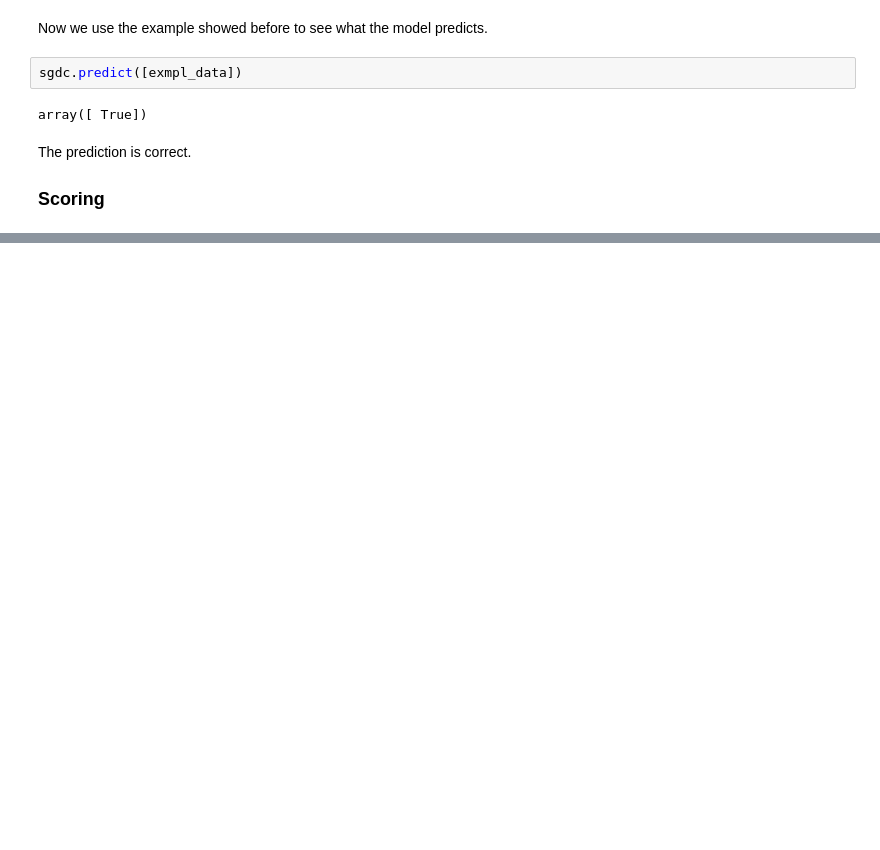
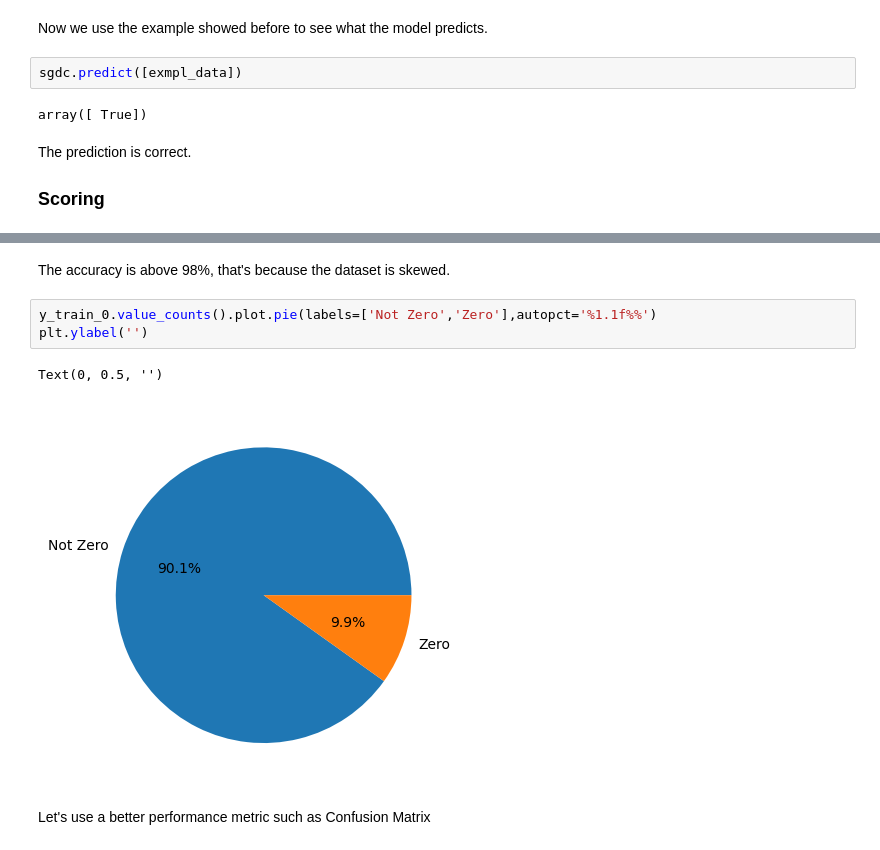
Before and after one commit to JuanDa14Sa/MNIST, a Jupyter notebook: MNISt.ipynb, the cells around one changed output, grey strips where cells are left out. Drawn from its saved outputs; the diff is of its cells as text; blank space fills up the shorter version.

```diff
--- a/MNISt.ipynb
+++ b/MNISt.ipynb
@@ -106,0 +100,10 @@ array([0.989  , 0.98665, 0.9856 ])
+# %% [markdown]
+The accuracy is above 98%, that's because the dataset is skewed.
+# %%
+y_train_0.value_counts().plot.pie(labels=['Not Zero','Zero'],autopct='%1.1f%%')
+plt.ylabel('')
+# %% [output]
+Text(0, 0.5, '')
+[figure, added]
+# %% [markdown]
+Let's use a better performance metric such as Confusion Matrix
```
Also changed, not shown: parts of 5 cells of this notebook.
